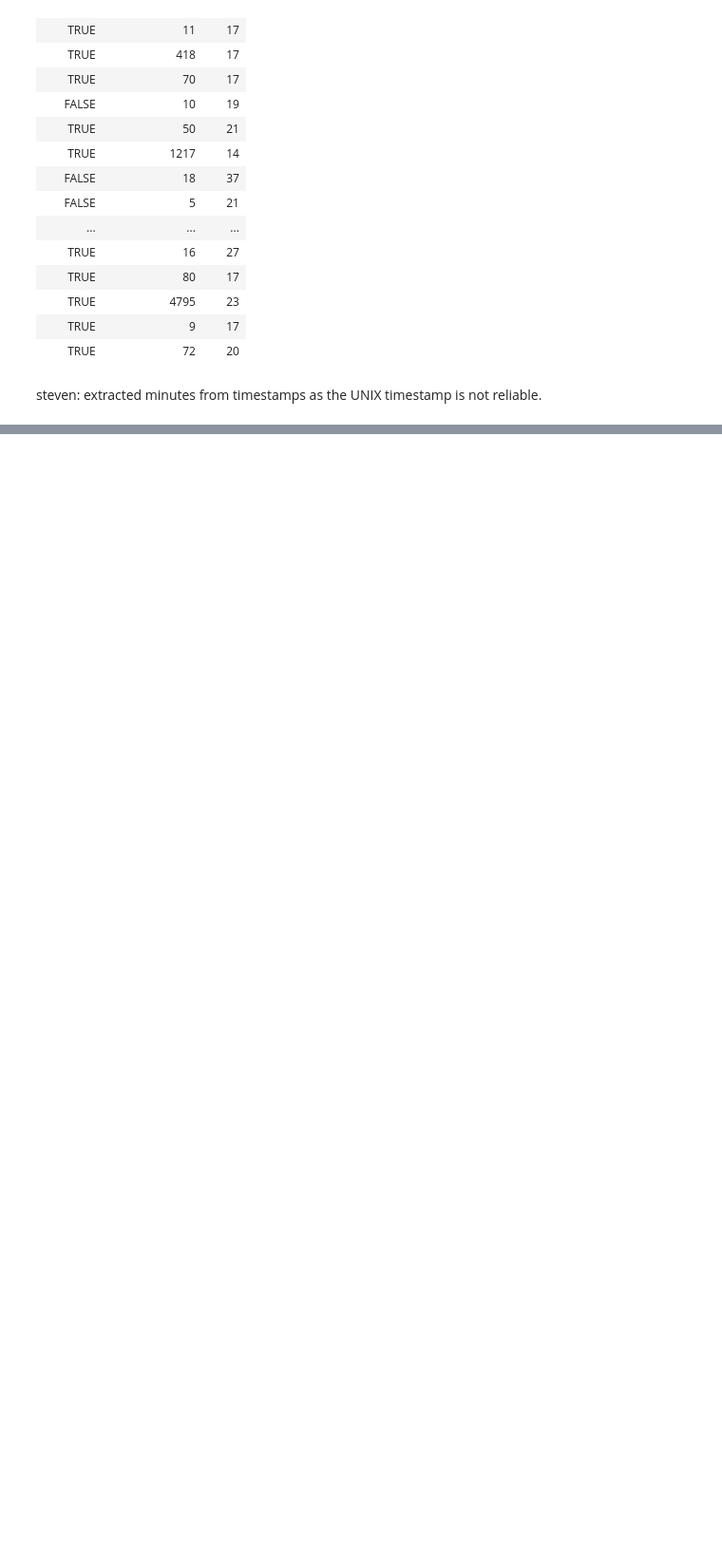
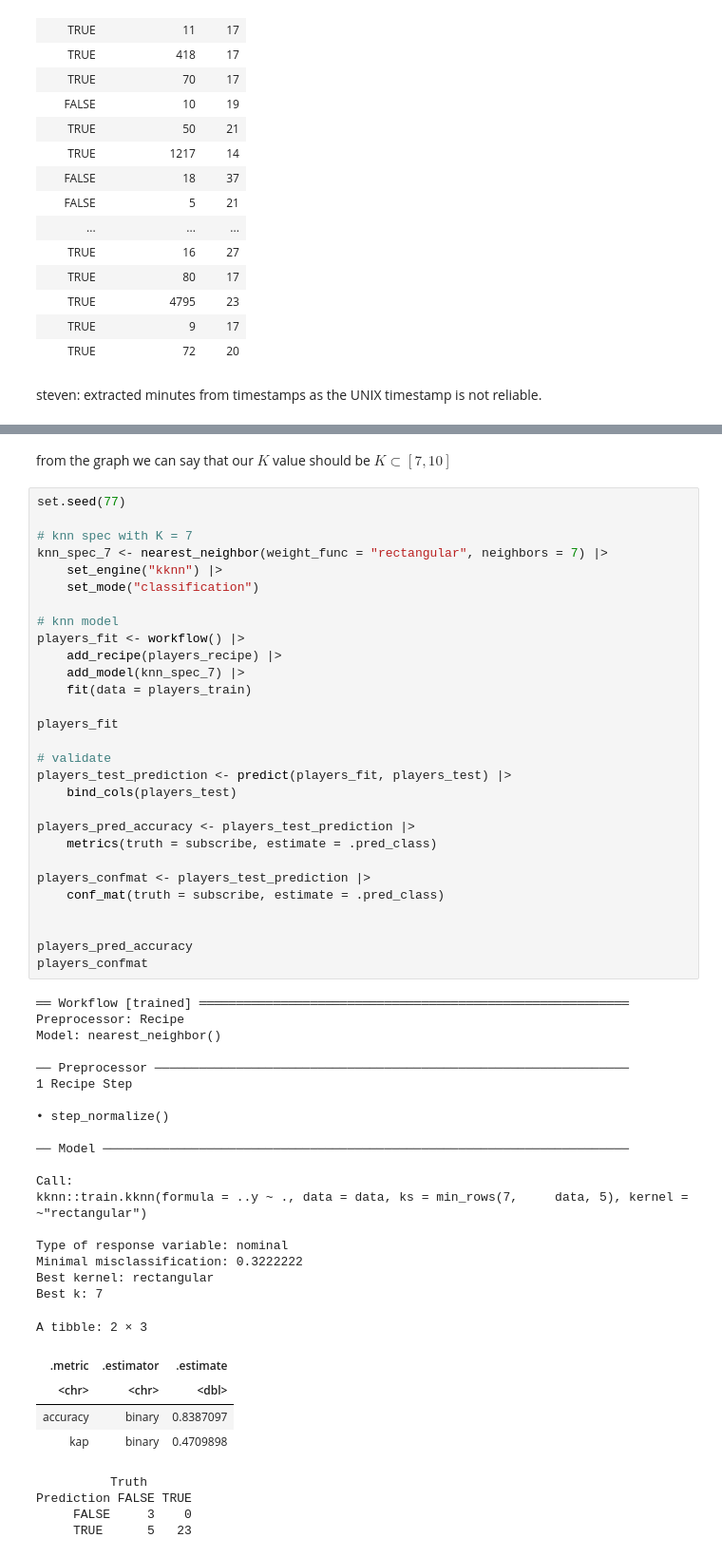
Before and after one commit to ricePak/dsci100-2024W2-group-023, a Jupyter notebook: project.ipynb, the cells around one changed output, grey strips where cells are left out. Shown at 95% size. Cells and saved outputs as stored; diff of their text form; blank space fills up the shorter version.

```diff
--- a/project.ipynb
+++ b/project.ipynb
@@ -295,0 +359,59 @@ Warning message:
+# %% [markdown]
+from the graph we can say that our $K$ value should be $K \subset [7,10]$
+# %%
+set.seed(77)
+
+# knn spec with K = 7
+knn_spec_7 <- nearest_neighbor(weight_func = "rectangular", neighbors = 7) |>
+    set_engine("kknn") |>
+    set_mode("classification")
+
+# knn model
+players_fit <- workflow() |>
+    add_recipe(players_recipe) |>
+    add_model(knn_spec_7) |>
+    fit(data = players_train)
+
+players_fit
+
+# validate
+players_test_prediction <- predict(players_fit, players_test) |>
+    bind_cols(players_test)
+
+players_pred_accuracy <- players_test_prediction |>
+    metrics(truth = subscribe, estimate = .pred_class)
+
+players_confmat <- players_test_prediction |>
+    conf_mat(truth = subscribe, estimate = .pred_class)
+
+
+players_pred_accuracy
+players_confmat
+# %% [output]
+══ Workflow [trained] ══════════════════════════════════════════════════════════
+Preprocessor: Recipe
+Model: nearest_neighbor()
+
+── Preprocessor ────────────────────────────────────────────────────────────────
+1 Recipe Step
+
+• step_normalize()
+
+── Model ───────────────────────────────────────────────────────────────────────
+
+Call:
+kknn::train.kknn(formula = ..y ~ ., data = data, ks = min_rows(7,     data, 5), kernel = ~"rectangular")
+
+Type of response variable: nominal
+Minimal misclassification: 0.3222222
+Best kernel: rectangular
+Best k: 7
+A tibble: 2 × 3
+| .metric | .estimator | .estimate |
+| <chr> | <chr> | <dbl> |
+| accuracy | binary | 0.8387097 |
+| kap | binary | 0.4709898 |
+          Truth
+Prediction FALSE TRUE
+     FALSE     3    0
+     TRUE      5   23
```
Also changed, not shown: parts of 6 cells of this notebook.
